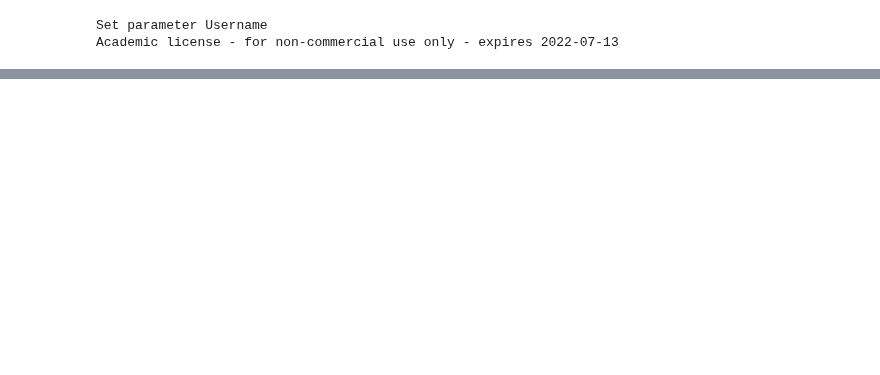
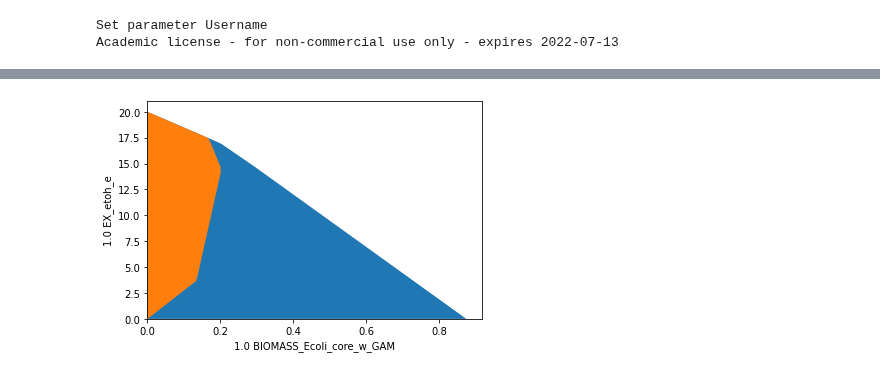
Before and after one commit to klamt-lab/straindesign, a Jupyter notebook: docs/source/examples/JN_04_strain_design_introduction.ipynb, the cells around one changed output, grey strips where cells are left out. Saved outputs shown, nothing was run; the diff lists cells and outputs as text; code cells hidden in the pictures; blank space fills up the shorter version.

```diff
--- a/docs/source/examples/JN_04_strain_design_introduction.ipynb
+++ b/docs/source/examples/JN_04_strain_design_introduction.ipynb
@@ -42,0 +74,18 @@ sd.plot_flux_space(model,('BIOMASS_Ecoli_core_w_GAM',('EX_etoh_e','-EX_glc__D_e'
+# %%
+import matplotlib.pyplot as plt
+# Wild-type plot
+datapoints, triang, plot1 = sd.plot_flux_space(model,
+                                               ('BIOMASS_Ecoli_core_w_GAM','EX_etoh_e'),
+                                               show=False);
+# pGCP design plot
+constraints = ['PGL=0', 'ATPS4r=0', 'NADH16=0']
+_,          _,      plot2 = sd.plot_flux_space(model,
+                                               ('BIOMASS_Ecoli_core_w_GAM','EX_etoh_e'),
+                                               constraints=constraints,
+                                               show=False);
+# adjust axes limits and show plot
+plot2.axes.set_xlim(0, 1.05*max([a[0] for a in datapoints]))
+plot2.axes.set_ylim(0, 1.05*max([a[1] for a in datapoints]))
+plt.show()
+# %% [output]
+[figure, added]
```
Also changed, not shown: parts of 13 cells of this notebook, 4 other files.
